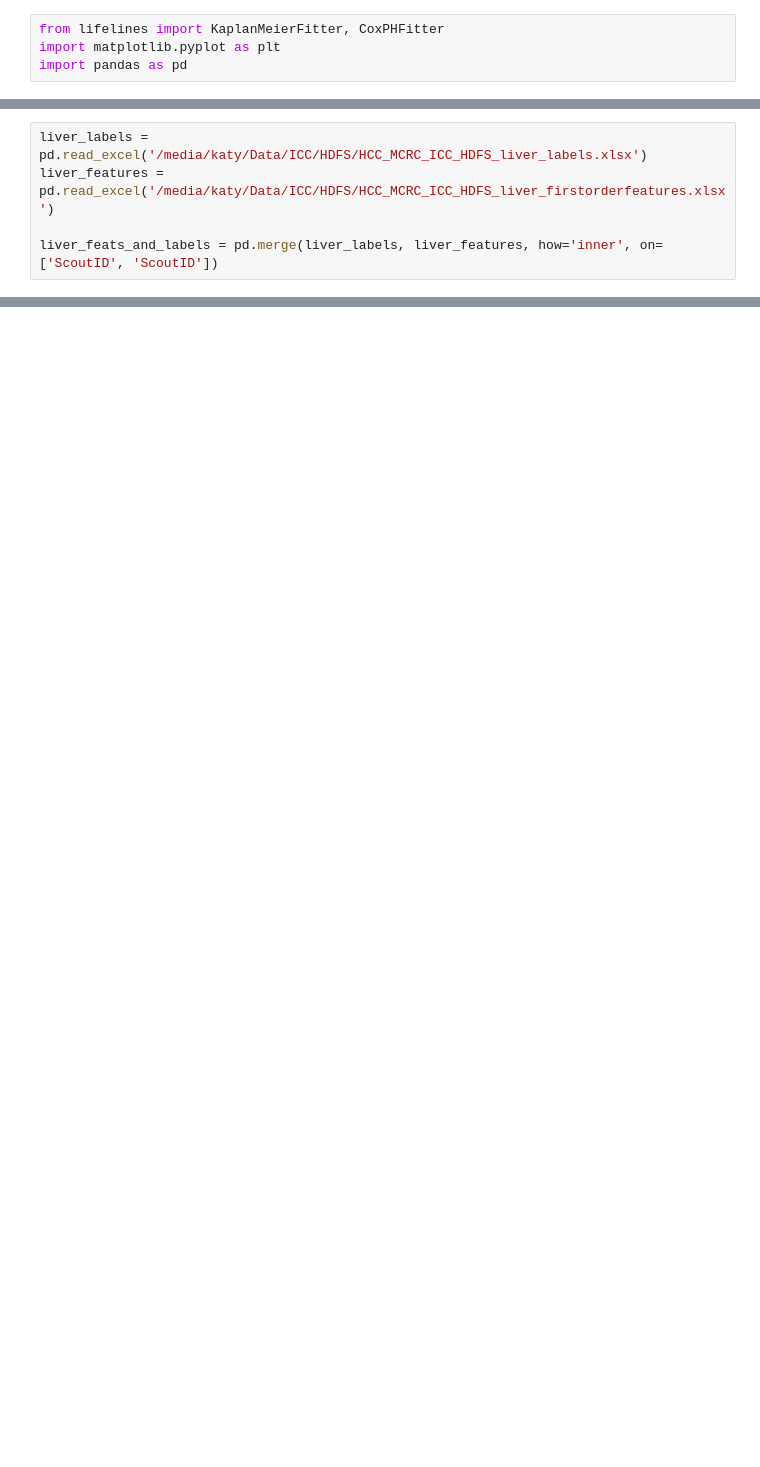
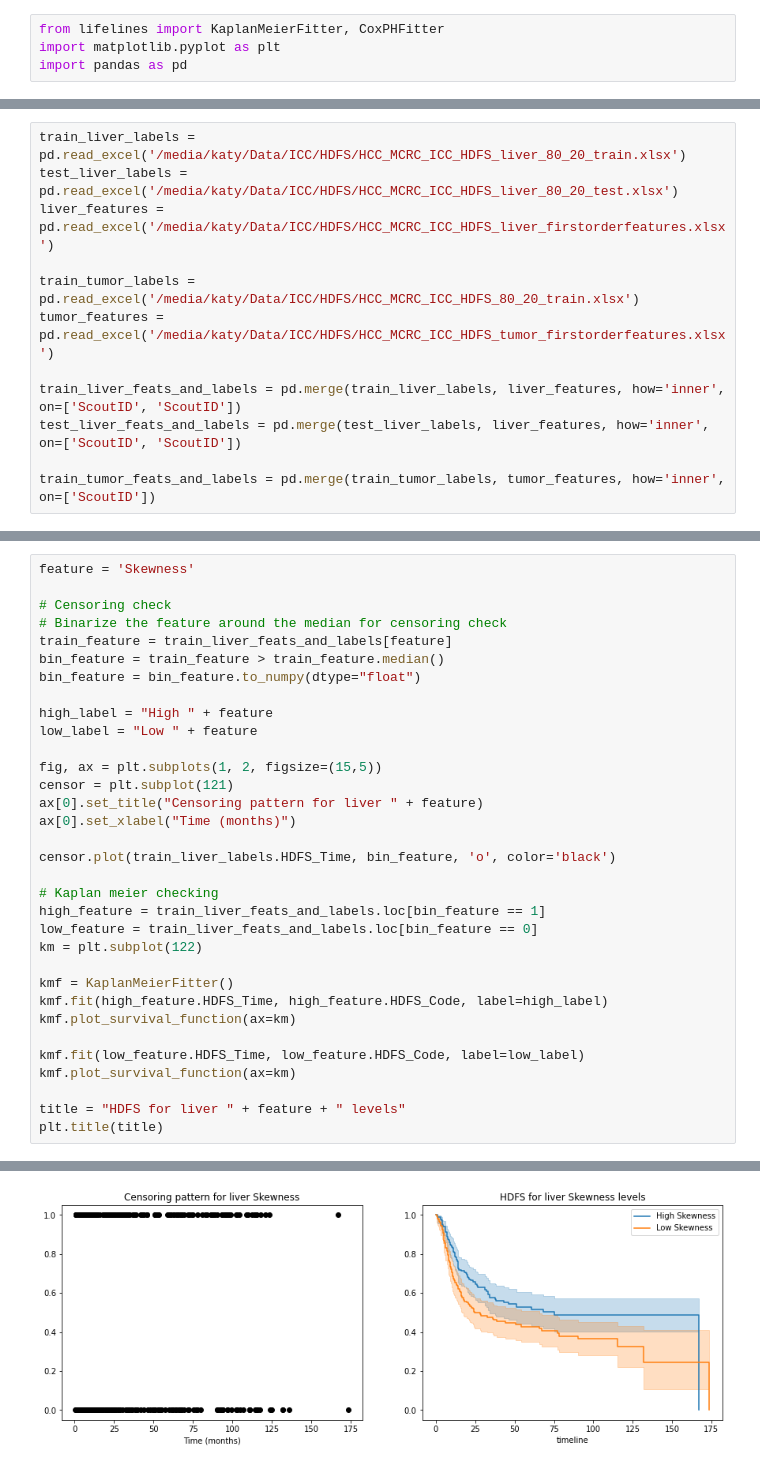
Before and after one commit to strixy16/deep-icc, a Jupyter notebook: data_exploration/linear_CPH.ipynb, the cells around one changed output, grey strips where cells are left out. Drawn from its saved outputs; the diff is of its cells as text; blank space fills up the shorter version.

Commit message:
Linear CPH model for liver and tumor features

```diff
--- a/data_exploration/linear_CPH.ipynb
+++ b/data_exploration/linear_CPH.ipynb
@@ -5,5 +7,12 @@ import pandas as pd
 # %%
-liver_labels = pd.read_excel('/media/katy/Data/ICC/HDFS/HCC_MCRC_ICC_HDFS_liver_labels.xlsx')
+train_liver_labels = pd.read_excel('/media/katy/Data/ICC/HDFS/HCC_MCRC_ICC_HDFS_liver_80_20_train.xlsx')
+test_liver_labels = pd.read_excel('/media/katy/Data/ICC/HDFS/HCC_MCRC_ICC_HDFS_liver_80_20_test.xlsx')
 liver_features = pd.read_excel('/media/katy/Data/ICC/HDFS/HCC_MCRC_ICC_HDFS_liver_firstorderfeatures.xlsx')
 
-liver_feats_and_labels = pd.merge(liver_labels, liver_features, how='inner', on=['ScoutID', 'ScoutID'])
+train_tumor_labels = pd.read_excel('/media/katy/Data/ICC/HDFS/HCC_MCRC_ICC_HDFS_80_20_train.xlsx')
+tumor_features = pd.read_excel('/media/katy/Data/ICC/HDFS/HCC_MCRC_ICC_HDFS_tumor_firstorderfeatures.xlsx')
+
+train_liver_feats_and_labels = pd.merge(train_liver_labels, liver_features, how='inner', on=['ScoutID', 'ScoutID'])
+test_liver_feats_and_labels = pd.merge(test_liver_labels, liver_features, how='inner', on=['ScoutID', 'ScoutID'])
+
+train_tumor_feats_and_labels = pd.merge(train_tumor_labels, tumor_features, how='inner', on=['ScoutID'])
@@ -25,0 +29,34 @@ liver_feats_and_labels
+# %%
+feature = 'Skewness'
+
+# Censoring check
+# Binarize the feature around the median for censoring check
+train_feature = train_liver_feats_and_labels[feature]
+bin_feature = train_feature > train_feature.median()
+bin_feature = bin_feature.to_numpy(dtype="float")
+
+high_label = "High " + feature
+low_label = "Low " + feature
+
+fig, ax = plt.subplots(1, 2, figsize=(15,5))
+censor = plt.subplot(121)
+ax[0].set_title("Censoring pattern for liver " + feature)
+ax[0].set_xlabel("Time (months)")
+
+censor.plot(train_liver_labels.HDFS_Time, bin_feature, 'o', color='black')
+
+# Kaplan meier checking
+high_feature = train_liver_feats_and_labels.loc[bin_feature == 1]
+low_feature = train_liver_feats_and_labels.loc[bin_feature == 0]
+km = plt.subplot(122)
+
+kmf = KaplanMeierFitter()
+kmf.fit(high_feature.HDFS_Time, high_feature.HDFS_Code, label=high_label)
+kmf.plot_survival_function(ax=km)
+
+kmf.fit(low_feature.HDFS_Time, low_feature.HDFS_Code, label=low_label)
+kmf.plot_survival_function(ax=km)
+
+title = "HDFS for liver " + feature + " levels"
+plt.title(title)
+# %% [output]
@@ -25,0 +64 @@ liver_feats_and_labels
+[figure, added]
```
Also changed, not shown: parts of 11 cells of this notebook.
